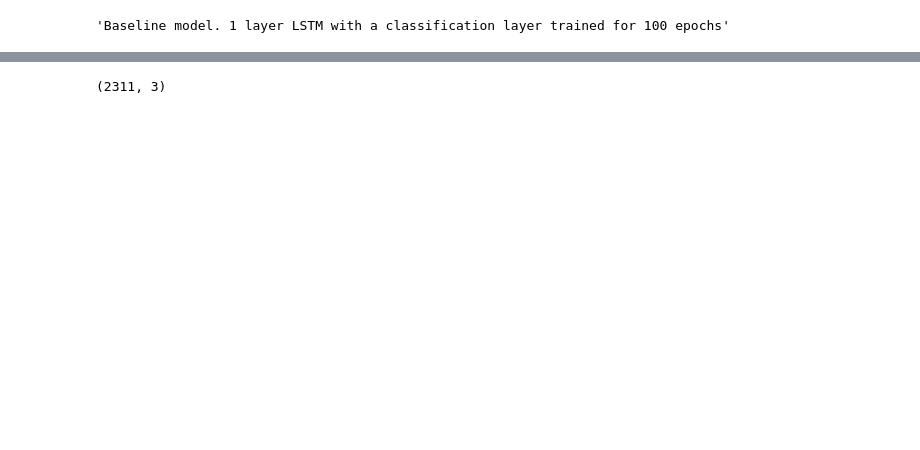
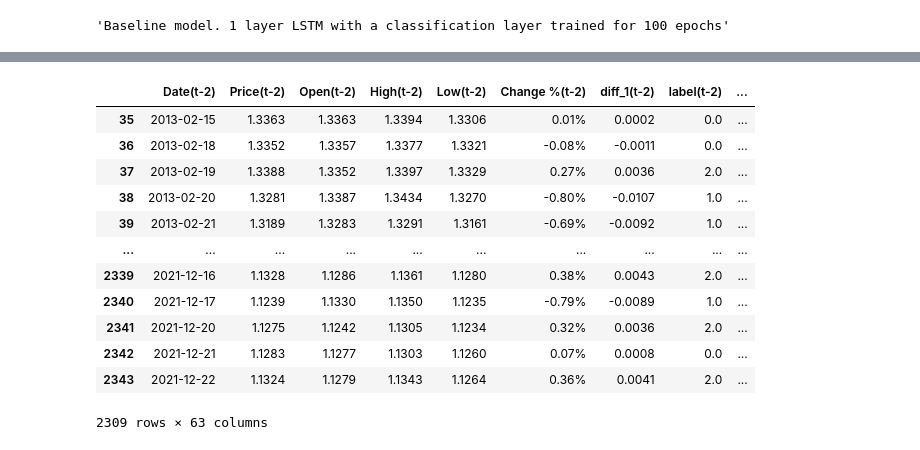
Before and after one commit to danieltwh/Open-Banking-ML, a Jupyter notebook: notebooks/signal/Baseline_LSTM_v1.ipynb, the cells around one changed output, grey strips where cells are left out. Drawn from its saved outputs; the diff is of its cells as text; code cells hidden in the pictures; blank space fills up the shorter version.

Commit message:
Window function and latest results

```diff
--- a/notebooks/signal/Baseline_LSTM_v1.ipynb
+++ b/notebooks/signal/Baseline_LSTM_v1.ipynb
@@ -11,9 +11,3 @@ import numpy as np
 import pandas as pd
 # %%
 df = pd.read_csv("../../data/processed/signalEUR_USD_Labelled_v1_processed.csv", index_col=0)
-# %%
-df["Date"] = pd.to_datetime(df["Date"])
-# Labels 3 days ahead
-df["label_3days"] = df["label"].shift(-3)
-# Labels 5 days ahead
-df["label_5days"] = df["label"].shift(-5)
@@ -62,6 +59,38 @@ Y = to_categorical(Y)
-# %%
-print(Y.shape)
-# %% [output]
-(2311, 3)
+# %%
+from pandas import concat
+
+def window(df):
+    """Given time series data, window it such that we can get (t-2), (t-1) and (t)"""
+    n_var = df.shape[1]
+    cols, names = list(), list()
+
+    n_prev = 2
+    for i in range(n_prev, -1, -1):
+        cols.append(df.shift(i))
+        if i > 0:
+            names += [(f"{j}(t-{i})") for j in list(df.columns)]
+        else:
+            names += [(f"{j}") for j in list(df.columns)]
+    agg = concat(cols, axis=1)
+    agg.columns = names
+    agg.dropna(inplace=True)
+    return agg
+agg = window(df)
+pd.set_option('display.max_columns', None)
+agg
+# %% [output]
+|  | Date(t-2) | Price(t-2) | Open(t-2) | High(t-2) | Low(t-2) | Change %(t-2) | diff_1(t-2) | label(t-2) | ... |
+| 35 | 2013-02-15 | 1.3363 | 1.3363 | 1.3394 | 1.3306 | 0.01% | 0.0002 | 0.0 | ... |
+| 36 | 2013-02-18 | 1.3352 | 1.3357 | 1.3377 | 1.3321 | -0.08% | -0.0011 | 0.0 | ... |
+| 37 | 2013-02-19 | 1.3388 | 1.3352 | 1.3397 | 1.3329 | 0.27% | 0.0036 | 2.0 | ... |
+| 38 | 2013-02-20 | 1.3281 | 1.3387 | 1.3434 | 1.3270 | -0.80% | -0.0107 | 1.0 | ... |
+| 39 | 2013-02-21 | 1.3189 | 1.3283 | 1.3291 | 1.3161 | -0.69% | -0.0092 | 1.0 | ... |
+| ... | ... | ... | ... | ... | ... | ... | ... | ... | ... |
+| 2339 | 2021-12-16 | 1.1328 | 1.1286 | 1.1361 | 1.1280 | 0.38% | 0.0043 | 2.0 | ... |
+| 2340 | 2021-12-17 | 1.1239 | 1.1330 | 1.1350 | 1.1235 | -0.79% | -0.0089 | 1.0 | ... |
+| 2341 | 2021-12-20 | 1.1275 | 1.1242 | 1.1305 | 1.1234 | 0.32% | 0.0036 | 2.0 | ... |
+| 2342 | 2021-12-21 | 1.1283 | 1.1277 | 1.1303 | 1.1260 | 0.07% | 0.0008 | 0.0 | ... |
+| 2343 | 2021-12-22 | 1.1324 | 1.1279 | 1.1343 | 1.1264 | 0.36% | 0.0041 | 2.0 | ... |
+2309 rows × 63 columns
 # %%
 from sklearn.model_selection import train_test_split
```
Also changed, not shown: parts of 13 cells of this notebook, 1 other file.
